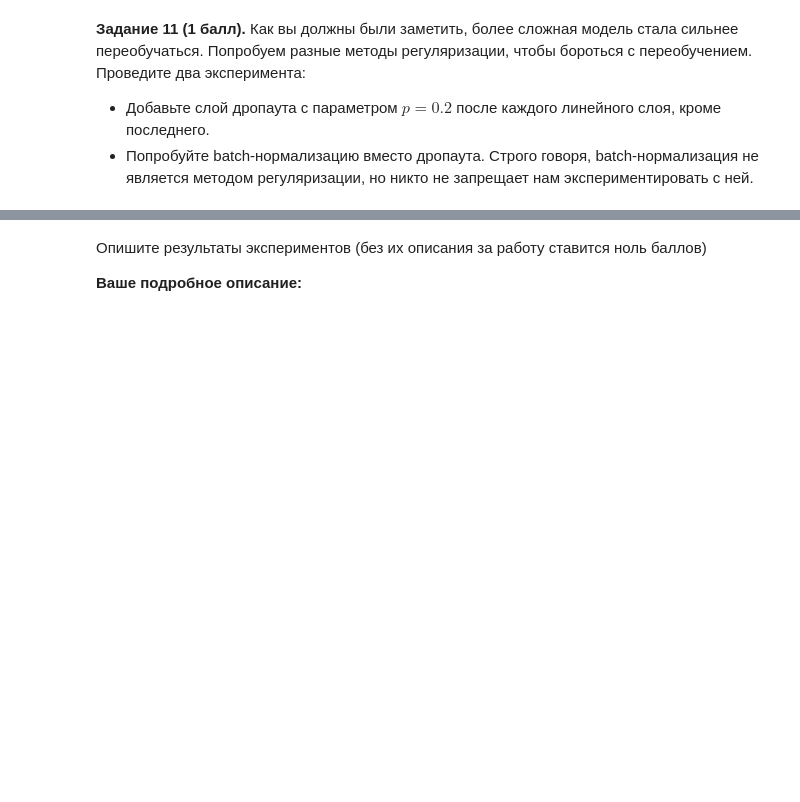
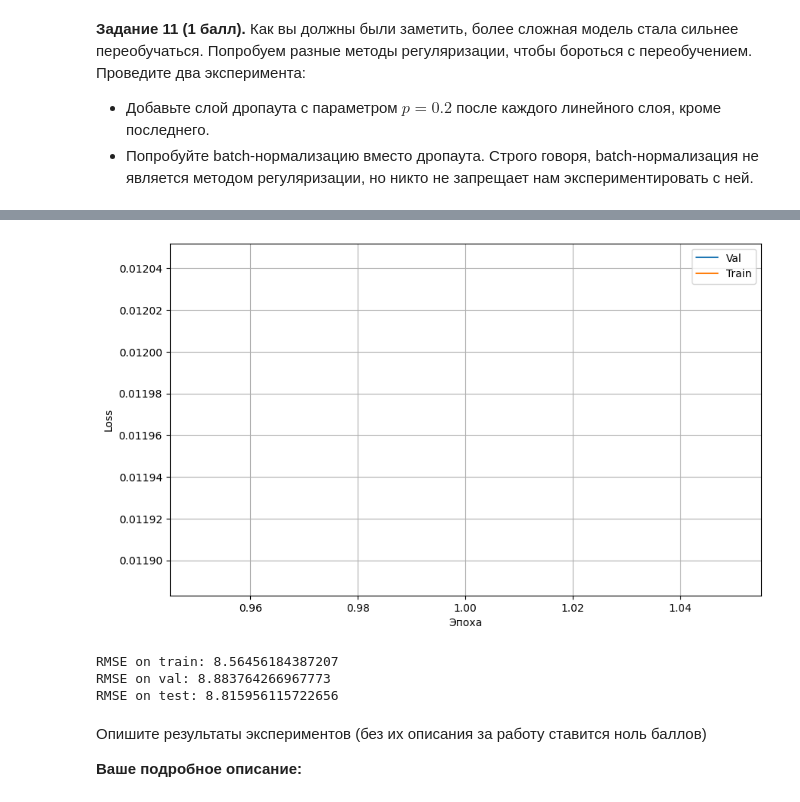
Before and after one commit to Aleksander-23443/iad_dl, a Jupyter notebook: dz1_iad/homework_01.ipynb, the cells around one changed output, grey strips where cells are left out. Drawn from its saved outputs; the diff is of its cells as text; code cells hidden in the pictures; blank space fills up the shorter version.

```diff
--- a/dz1_iad/homework_01.ipynb
+++ b/dz1_iad/homework_01.ipynb
@@ -837,3 +921,46 @@ __Ваше подробное описание:__
+# %%
+# your code here (❍ᴥ❍ʋ)
+class  HarderNetForSongWithNormBatch(nn.Module):
+
+    def __init__(self, num_input_param):
+        super().__init__()
+
+        self.model = nn.Sequential(
+            nn.Linear(in_features=num_input_param, out_features=256),
+            nn.BatchNorm1d(256),
+            nn.ReLU(),
+            nn.Linear(in_features=256, out_features=128),
+            nn.BatchNorm1d(128),
+            nn.ReLU(),
+            nn.Linear(in_features=128, out_features=1),
+            nn.Sigmoid()
+        )
+    def forward(self, x):
+        return self.model(x)
+# %%
+set_global_seed(SEED)
+batchnorm_model = HarderNetForSongWithNormBatch(X_train.shape[1]).to(device)
+optim_adam = torch.optim.Adam(batchnorm_model.parameters(), lr=0.00001)
+loss = nn.MSELoss()
+train(batchnorm_model, optim_adam, loss, data_train_value_norm,data_test_value_norm,3,task='reg')
+# %% [output]
+[figure, added]
+# %%
+pred_val = denormalize(predict(batchnorm_model, data_val_value_norm , task='reg'))
+pred_train = denormalize(predict(batchnorm_model,data_train_value_norm_eval , task='reg'))
+pred_test = denormalize(predict(batchnorm_model, data_test_value_norm, task='reg'))
+
+rmse_train = ((pred_train - y_train_tensor.reshape(-1, 1)) ** 2).mean().sqrt()
+rmse_val = ((pred_val - y_val_tensor.reshape(-1, 1)) ** 2).mean().sqrt()
+rmse_test = ((pred_test - y_test_tensor.reshape(-1, 1)) ** 2).mean().sqrt()
+
+print(f"RMSE on train: {rmse_train}")
+print(f"RMSE on val: {rmse_val}")
+print(f"RMSE on test: {rmse_test}")
+# %% [output]
+RMSE on train: 8.56456184387207
+RMSE on val: 8.883764266967773
+RMSE on test: 8.815956115722656
 # %% [markdown]
 Опишите результаты экспериментов (без их описания за работу ставится ноль баллов)
 
```
Also changed, not shown: parts of 18 cells of this notebook.
